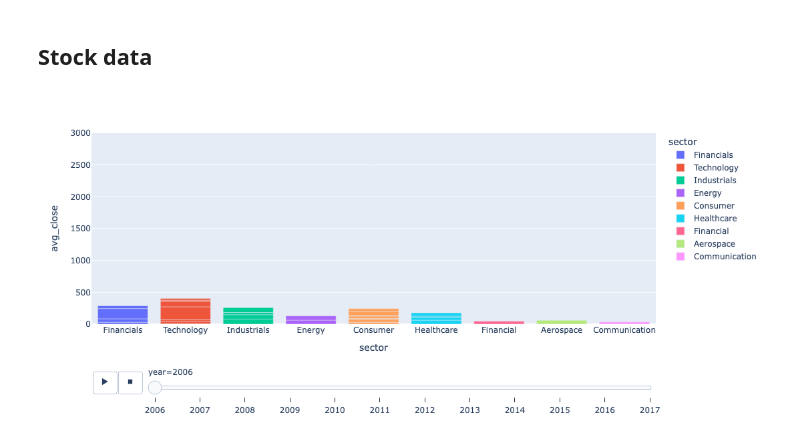
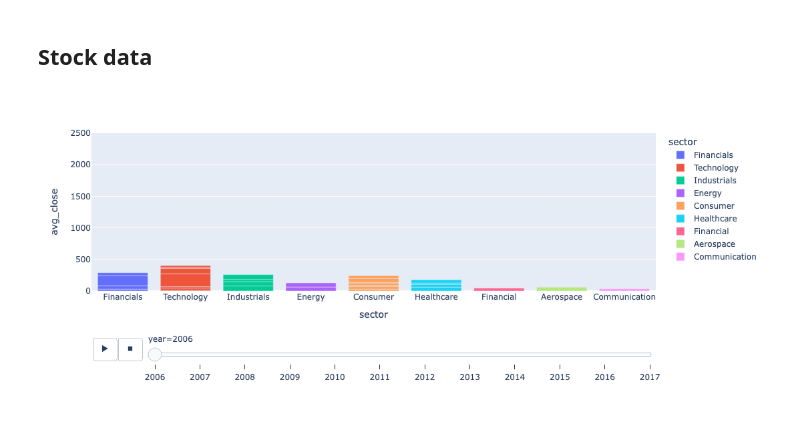
Before and after one commit to rebeccapeltz/data_analysis_code, a Jupyter notebook: 7_animation/animated_bar_chart_avg_close_by_sector.ipynb, the cells around one changed output. Drawn from its saved outputs; the diff is of its cells as text; code cells hidden in the pictures.

```diff
--- a/9_stock_data/animated_bar_chart_example.ipynb
+++ b/7_animation/animated_bar_chart_avg_close_by_sector.ipynb
@@ -8,33 +8,39 @@ import pandas as pd
 
 # https://www.kaggle.com/datasets/szrlee/stock-time-series-20050101-to-20171231
 
 df_stocks = pd.read_csv('../data/stock_data_2006_thru_2017.csv',comment='#')
 df_stocks['Date'] = pd.to_datetime(df_stocks['Date'])
 df_stocks['year'] = df_stocks['Date'].dt.year
 
 # print(df_stocks.sample(10))
 df_sectors = pd.read_csv('../data/stock_sector_company.csv',comment='#')
 # print(df_sectors.sample(31))
 
 df_merged = pd.merge(df_stocks, df_sectors, left_on='Name', right_on='stock', how='left')
 
 # print(df_merged.sample(10))
 
 
 df_yearly = df_merged.groupby(['year','stock','sector','company'])[['Close', 'Volume','Open','High','Low']].mean().reset_index()
 
 df_yearly.rename(columns={'Close': 'avg_close', 'Volume':'avg_volume', 'Open': 'avg_open','High': 'avg_high','Low':'avg_low'}, inplace=True)
 
 # print(df_yearly.sample(31))
 # print('sum of avg close:', df_yearly['avg_close'].sum())
 
 # print(df_yearly['avg_close'].min(), df_yearly['avg_close'].max())
 
 fig = px.bar(df_yearly, x='sector', y='avg_close', color='sector',
-  animation_frame="year", animation_group="stock", range_y=[0,3000],
+  animation_frame="year", animation_group="stock", range_y=[0,2500],
             hover_data=['stock','company'])
-fig.update_layout(transition = {'duration': 2000}, height=500)
+fig.update_layout(
+    hoverlabel=dict(
+        font_color="white" # Set the desired font color
+    )
+)
+
+fig.update_layout(transition = {'duration': 2000}, height=450)
 
 fig.show()
 # %% [output]
-[figure, old version]
+[figure, new version]
```
Also changed, not shown: 9 other files.
